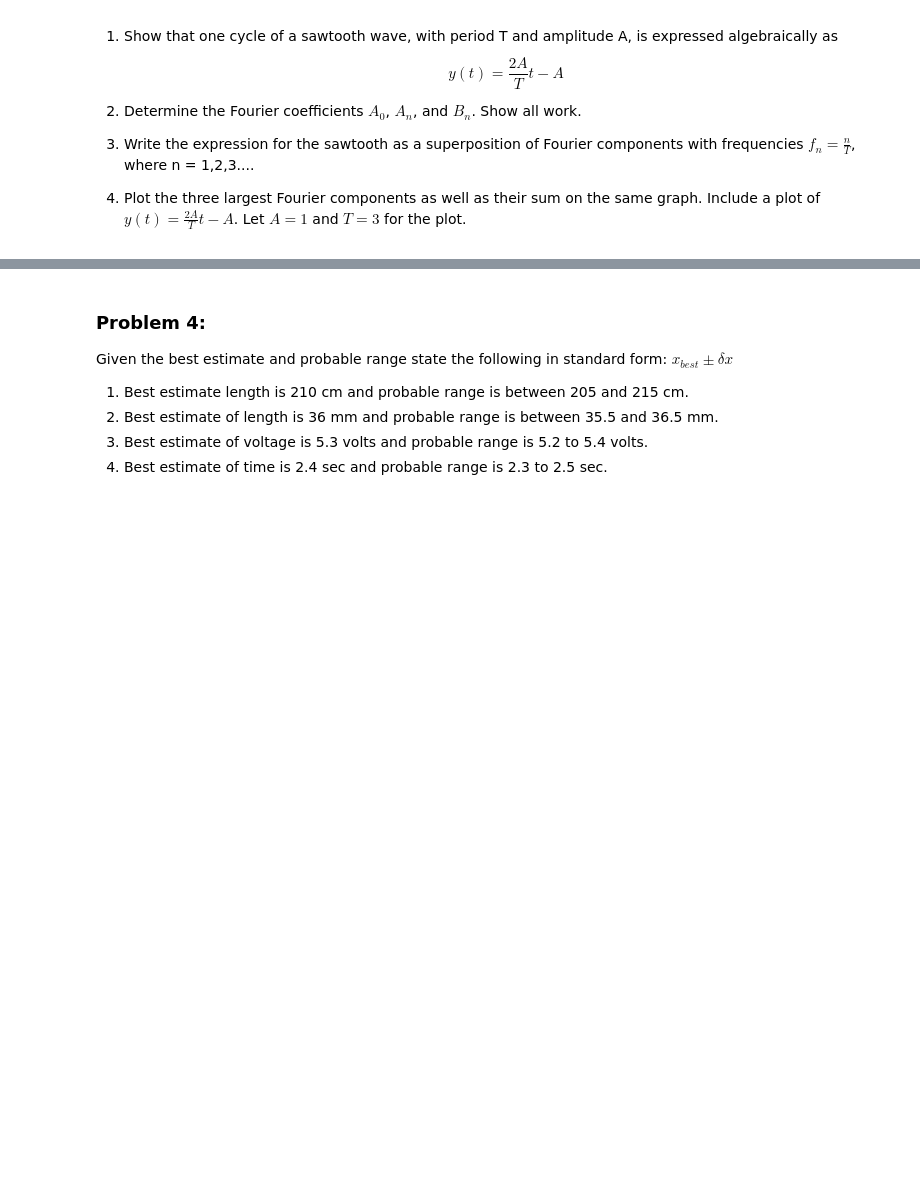
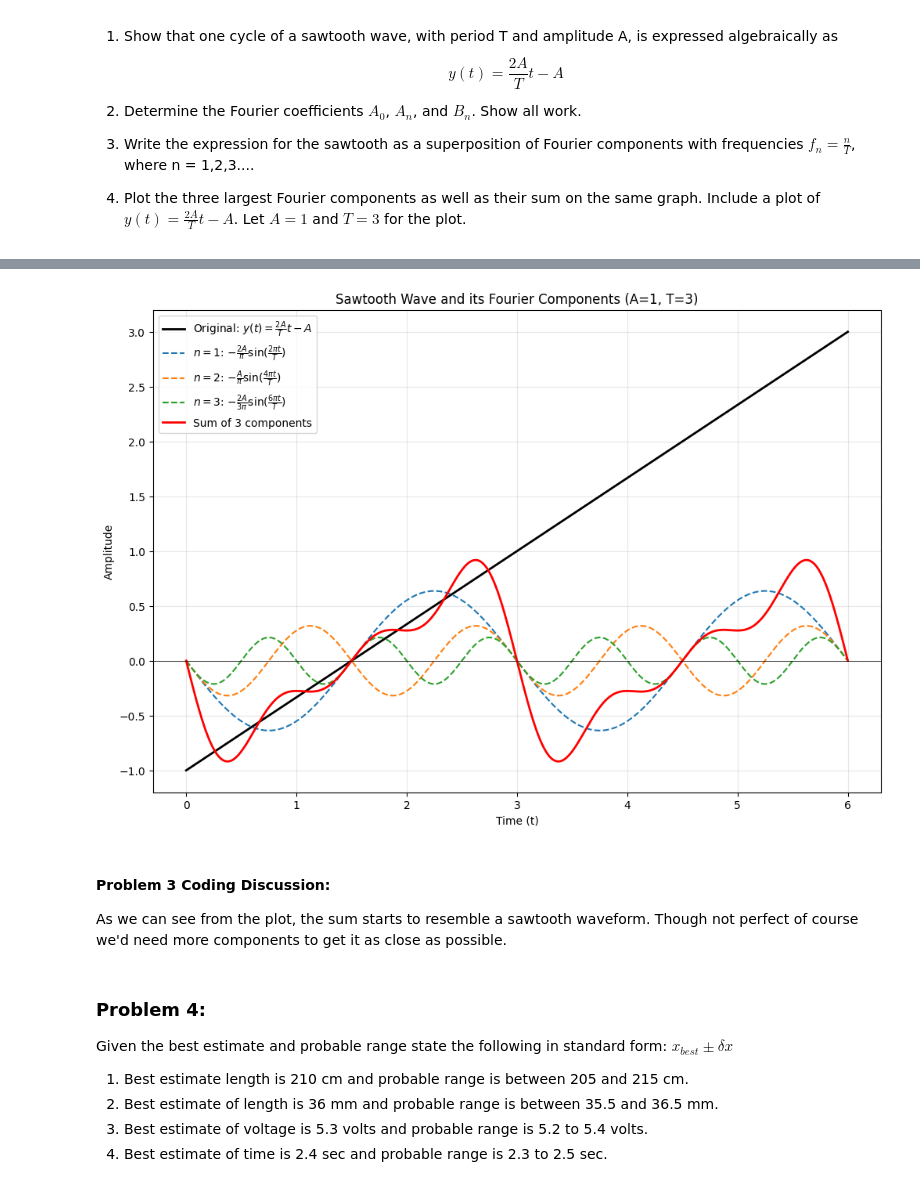
Before and after one commit to Caleb-M-Y/Spring-Acoustics---ElectroMag2, a Jupyter notebook: Acoustics/Acoustics_HW_1.ipynb, the cells around one changed output, grey strips where cells are left out. Cells and saved outputs as stored; diff of their text form; code cells hidden in the pictures; blank space fills up the shorter version.

```diff
--- a/Acoustics/Acoustics_HW_1.ipynb
+++ b/Acoustics/Acoustics_HW_1.ipynb
@@ -179,3 +191,49 @@ This result can help us to complete part 3 of this question.
+# %%
+import matplotlib.pyplot as plt
+import numpy as np
+
+# Parameters
+A = 1
+T = 3
+
+# Time array - plot over a few periods
+t = np.linspace(0, 2*T, 1000)
+
+# Original sawtooth wave
+y_sawtooth = (2*A/T)*t - A
+
+# Three largest Fourier components (n=1, 2, 3)
+# B_n = -2A/(n*pi)
+# Component: B_n * sin(2*pi*n*t/T)
+
+y1 = -(2*A/np.pi) * np.sin(2*np.pi*t/T)
+y2 = -(2*A/(2*np.pi)) * np.sin(4*np.pi*t/T)
+y3 = -(2*A/(3*np.pi)) * np.sin(6*np.pi*t/T)
+
+# Sum of the three components
+y_sum = y1 + y2 + y3
+
+# Plot
+plt.figure(figsize=(12, 8))
+
+plt.plot(t, y_sawtooth, 'k-', linewidth=2, label='Original: $y(t) = \\frac{2A}{T}t - A$')
+plt.plot(t, y1, '--', linewidth=1.5, label='$n=1$: $-\\frac{2A}{\\pi}\\sin(\\frac{2\\pi t}{T})$')
+plt.plot(t, y2, '--', linewidth=1.5, label='$n=2$: $-\\frac{A}{\\pi}\\sin(\\frac{4\\pi t}{T})$')
+plt.plot(t, y3, '--', linewidth=1.5, label='$n=3$: $-\\frac{2A}{3\\pi}\\sin(\\frac{6\\pi t}{T})$')
+plt.plot(t, y_sum, 'r-', linewidth=2, label='Sum of 3 components')
+
+plt.xlabel('Time (t)')
+plt.ylabel('Amplitude')
+plt.title('Sawtooth Wave and its Fourier Components (A=1, T=3)')
+plt.legend(loc='best')
+plt.grid(True, alpha=0.3)
+plt.axhline(y=0, color='k', linestyle='-', linewidth=0.5)
+plt.show()
+# %% [output]
+[figure, added]
+# %% [markdown]
+#### Problem 3 Coding Discussion:
+As we can see from the plot, the sum starts to resemble a sawtooth waveform. Though not perfect of course we'd need more components to get it as close as possible.
 # %% [markdown]
 ### Problem 4:
 Given the best estimate and probable range state the following in standard form: $x_{best} ± δx$
```
Also changed, not shown: parts of 3 cells of this notebook.
